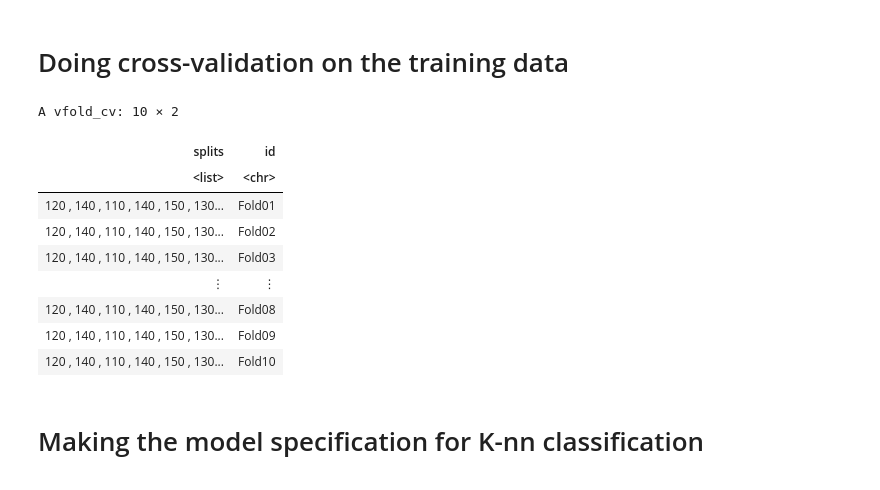
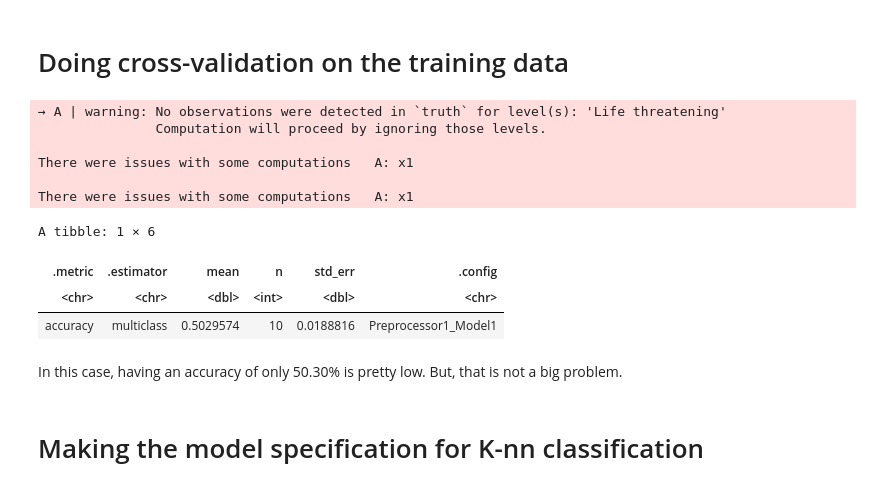
Before and after one commit to Xiaobin215/Billy_project_DSCI100, a Jupyter notebook: Billy's Final Project.ipynb, the cells around one changed output. Drawn from its saved outputs; the diff is of its cells as text; code cells hidden in the pictures.

```diff
--- a/Billy's Final Project.ipynb
+++ b/Billy's Final Project.ipynb
@@ -163,7 +145,7 @@ heart_diagnosis_recipe <- recipe(num ~ trestbps + thalach, data =  cleveland_tra
 # %%
 #First of all, I need to create a model specification for the K-nn classification by using the nearest_neighbor function and assigning the weight_func = rectangular
 #so that each of the K-nearest neighbors gets exactly 1 vote and I randomly pick a number for neighbor = 8 so that I can use this later for cross-validation.
-heart_spec <- nearest_neighbor(weight_func = "rectagular", neighbor = 8) |>
+heart_spec <- nearest_neighbor(weight_func = "rectangular", neighbor = 8) |>
 
 #After that, I would need to specify which package or system will be used for training the model. In this case, using the set_engine function.
     set_engine("kknn") |>
@@ -173,19 +155,30 @@ heart_spec <- nearest_neighbor(weight_func = "rectagular", neighbor = 8) |>
 # %% [markdown]
 # Doing cross-validation on the training data
 # %%
+set.seed(2004)
+# set the strata argument to the categorical label variable
 heart_vfold <- vfold_cv(cleveland_train, v = 10, strata = num)
-heart_vfold
+
+train_workflow <- workflow() |>
+    add_recipe(heart_diagnosis_recipe) |>
+    add_model(heart_spec) |>
+    fit_resamples(resamples = heart_vfold) |>
+    collect_metrics() |>
+    filter(.metric == "accuracy")
+train_workflow
 # %% [output]
-A vfold_cv: 10 × 2
+→ A | warning: No observations were detected in `truth` for level(s): 'Life threatening'
+               Computation will proceed by ignoring those levels.
+
+There were issues with some computations   A: x1
+
+There were issues with some computations   A: x1
+A tibble: 1 × 6
-| splits | id |
-| <list> | <chr> |
-| 120 , 140 , 110 , 140 , 150 , 130... | Fold01 |
-| 120 , 140 , 110 , 140 , 150 , 130... | Fold02 |
-| 120 , 140 , 110 , 140 , 150 , 130... | Fold03 |
-| ⋮ | ⋮ |
-| 120 , 140 , 110 , 140 , 150 , 130... | Fold08 |
-| 120 , 140 , 110 , 140 , 150 , 130... | Fold09 |
-| 120 , 140 , 110 , 140 , 150 , 130... | Fold10 |
+| .metric | .estimator | mean | n | std_err | .config |
+| <chr> | <chr> | <dbl> | <int> | <dbl> | <chr> |
+| accuracy | multiclass | 0.5029574 | 10 | 0.0188816 | Preprocessor1_Model1 |
+# %% [markdown]
+In this case, having an accuracy of only 50.30% is pretty low. But, that is not a big problem.
 # %% [markdown]
 # Making the model specification for K-nn classification
 # %%
```
Also changed, not shown: parts of 9 cells of this notebook.
